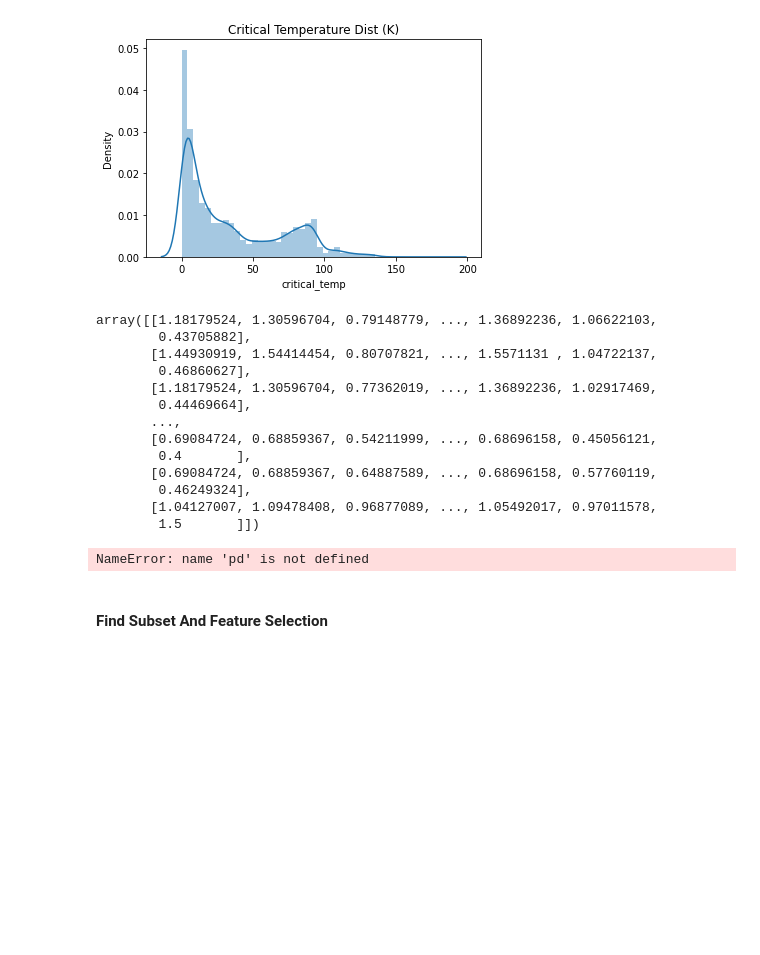
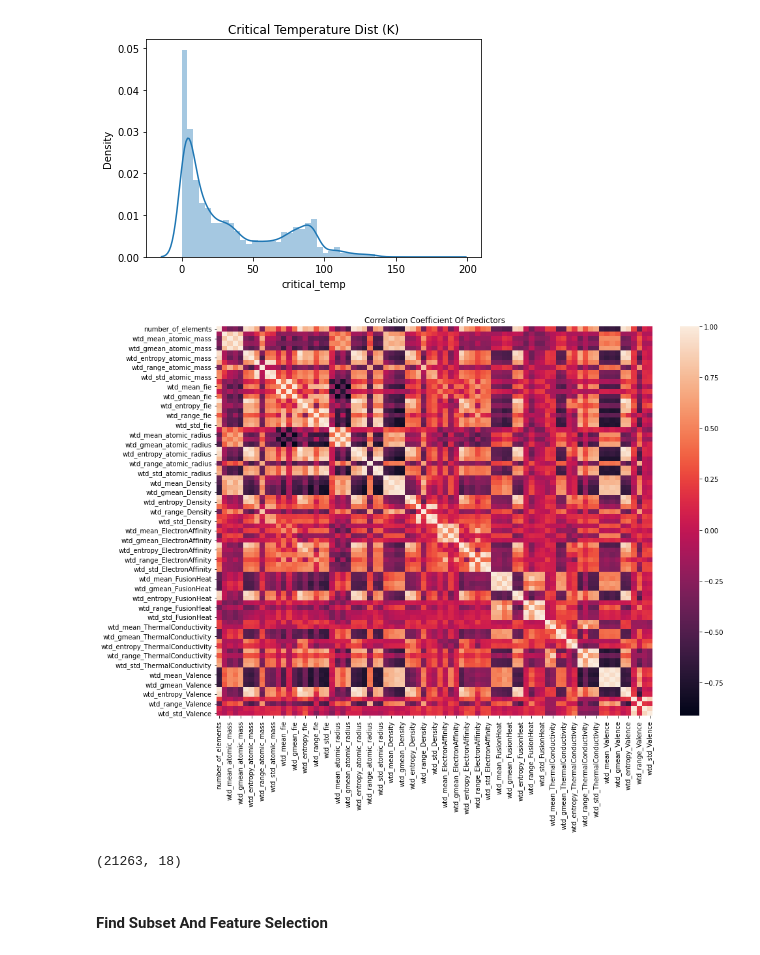
Before and after one commit to kuohu233/IE_7300, a Jupyter notebook: project.ipynb, the cells around one changed output. Saved outputs shown, nothing was run; the diff lists cells and outputs as text; code cells hidden in the pictures; blank space fills up the shorter version.

```diff
--- a/project.ipynb
+++ b/project.ipynb
@@ -100,31 +119,22 @@ plt.title("Critical Temperature Dist (K)")
 plt.show()
 # %% [output]
 [figure]
+# %%
+plt.figure(figsize=(15,11))
+sns.heatmap(x.corr())
+plt.title('Correlation Coefficient Of Predictors')
+plt.show()
+# %% [output]
+[figure, added]
 # %%
 # Feature selection (basic)
 from sklearn.feature_selection import SelectFromModel
 from sklearn.linear_model import LinearRegression
 
-y = dataset["critical_temp"]
-x = dataset.iloc[:,0:dataset.shape[1]-1]
-x.shape
-
 lr = LinearRegression().fit(x,y)
 model = SelectFromModel(lr, prefit=True)
 x_new = model.transform(x)
 x_new
-# x_new.shape
+x_new.shape
 # %% [output]
-array([[1.18179524, 1.30596704, 0.79148779, ..., 1.36892236, 1.06622103,
-        0.43705882],
-       [1.44930919, 1.54414454, 0.80707821, ..., 1.5571131 , 1.04722137,
-        0.46860627],
-       [1.18179524, 1.30596704, 0.77362019, ..., 1.36892236, 1.02917469,
-        0.44469664],
-       ...,
-       [0.69084724, 0.68859367, 0.54211999, ..., 0.68696158, 0.45056121,
-        0.4       ],
-       [0.69084724, 0.68859367, 0.64887589, ..., 0.68696158, 0.57760119,
-        0.46249324],
-       [1.04127007, 1.09478408, 0.96877089, ..., 1.05492017, 0.97011578,
-        1.5       ]])
+(21263, 18)
@@ -159,15 +172,20 @@ def train():
 # %%
 class LinearRegression():
     """
+    Suggestion: scaling x before train.
     This class is used for multivariate linear regression.
     """
-    def __init__(self,x:pd.DataFrame,y:pd.Series,lr:float,epo:int):
+    def __init__(self,x:pd.DataFrame,y:pd.Series,
+                 lr:float,epo:int, alpha:float =0,
+                 regulation=Linear):
         self.x = x
         self.y = y
         self.w = np.zeros(x.shape[1])
         self.b = 0
         self.lr = lr
         self.epo = epo
+        self.alpha = alpha
+        self.regularization = regulation
 
     def loss_function(self):
         loss = 0
@@ -209,5 +227,3 @@ class LinearRegression():
 
     def predict(self):
         return np.dot(self.x,self.w) + self.b
-# %% [output]
-NameError: name 'pd' is not defined
```
Also changed, not shown: parts of 24 cells of this notebook, 3 other files.
